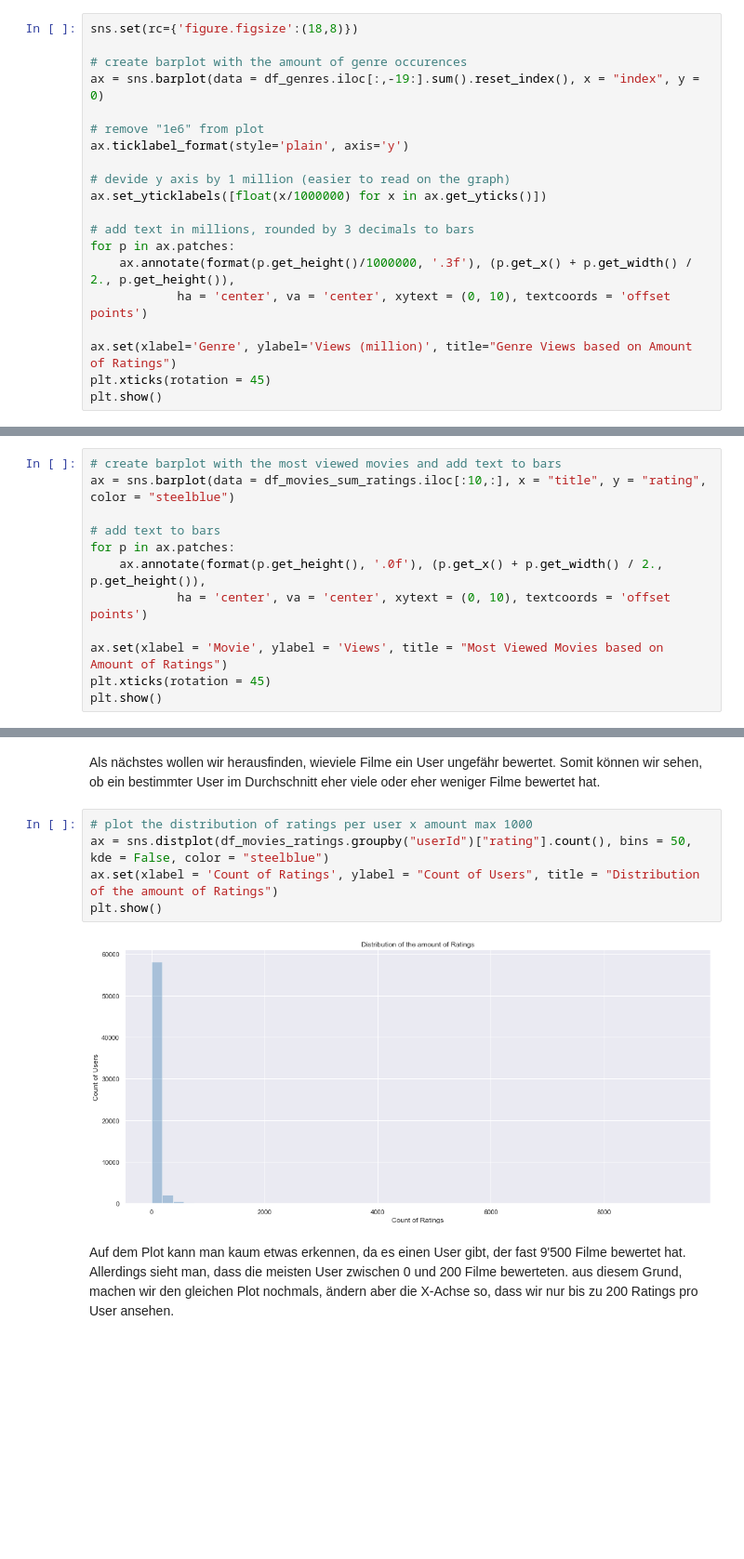
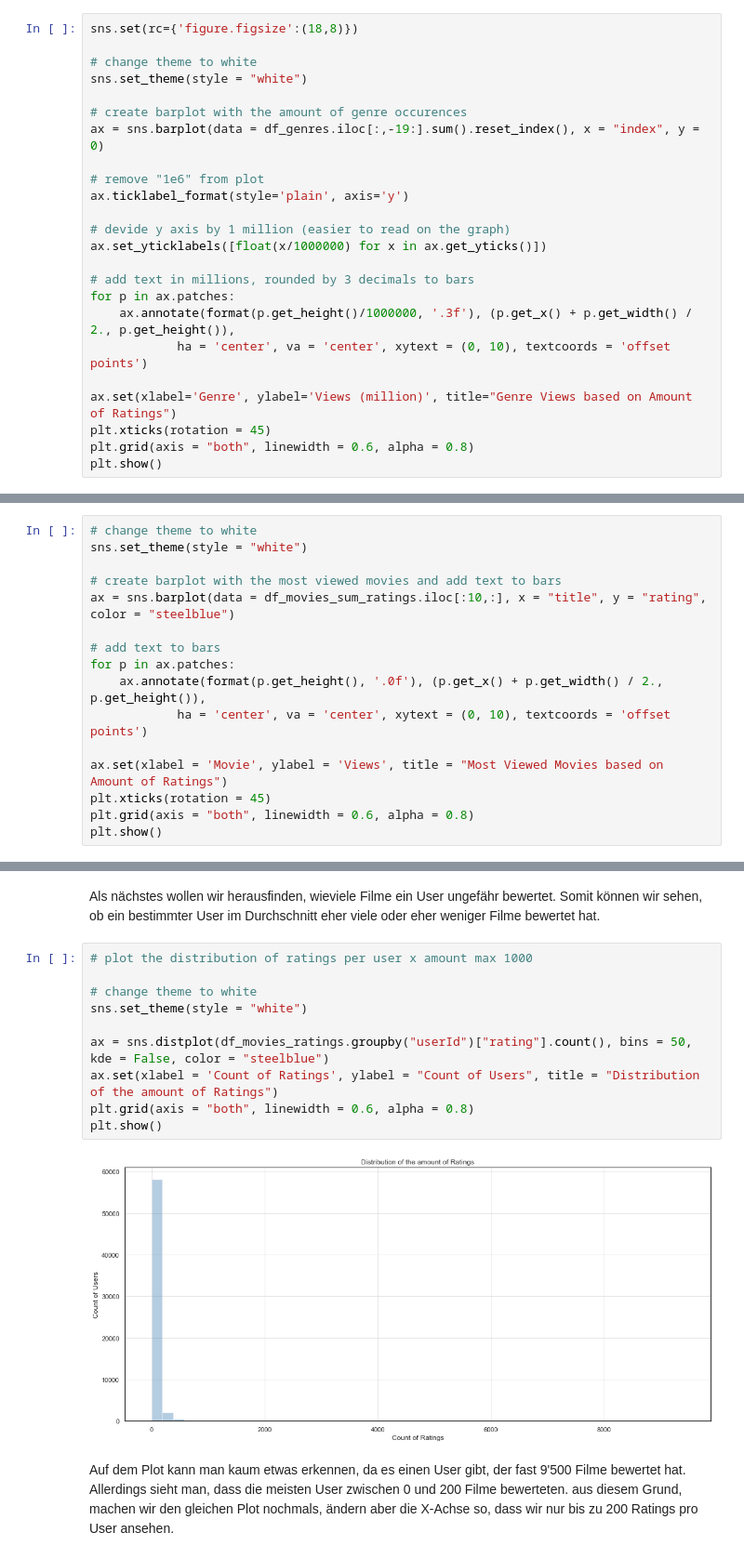
Before and after one commit to Luuzemp14/Cds1_Tinder-4-Movies, a Jupyter notebook: eda.ipynb, the cells around one changed output, grey strips where cells are left out. Shown at 93% size. Cells and saved outputs as stored; diff of their text form; blank space fills up the shorter version.

```diff
--- a/eda.ipynb
+++ b/eda.ipynb
@@ -77,6 +77,9 @@ Es gibt Filme, die mehrere Genres haben (z.B. wie oben zu sehen, "The Book of El
 Wir können nun herausfinden, welche Genre sehr oft und welche Genre nicht so oft geschaut wurden. Dazu erstellen wir ein Barplot mit den Genres gemessen an der Anzahl an Bewertungen, die sie haben.
 # %%
 sns.set(rc={'figure.figsize':(18,8)})
+
+# change theme to white
+sns.set_theme(style = "white")
 
 # create barplot with the amount of genre occurences
 ax = sns.barplot(data = df_genres.iloc[:,-19:].sum().reset_index(), x = "index", y = 0)
@@ -94,5 +97,6 @@ for p in ax.patches:
 
 ax.set(xlabel='Genre', ylabel='Views (million)', title="Genre Views based on Amount of Ratings")
 plt.xticks(rotation = 45)
+plt.grid(axis = "both", linewidth = 0.6, alpha = 0.8)
 plt.show()
 # %% [output]
@@ -105,6 +109,9 @@ Nun nimmt uns wunder, welche Filme am häufigsten bewertet wurden.
 
 Dazu erstellen wir einen Barplot anhand der Filmen und der Anzahl Ratings die sie haben.
 # %%
+# change theme to white
+sns.set_theme(style = "white")
+
 # create barplot with the most viewed movies and add text to bars
 ax = sns.barplot(data = df_movies_sum_ratings.iloc[:10,:], x = "title", y = "rating", color = "steelblue")
 
@@ -115,5 +122,6 @@ for p in ax.patches:
 
 ax.set(xlabel = 'Movie', ylabel = 'Views', title = "Most Viewed Movies based on Amount of Ratings")
 plt.xticks(rotation = 45)
+plt.grid(axis = "both", linewidth = 0.6, alpha = 0.8)
 plt.show()
 # %% [output]
@@ -126,11 +134,16 @@ Inception ist der Film, welcher mit Abstand am meisten Ratings hat. Danach folge
 Als nächstes wollen wir herausfinden, wieviele Filme ein User ungefähr bewertet. Somit können wir sehen, ob ein bestimmter User im Durchschnitt eher viele oder eher weniger Filme bewertet hat.
 # %%
 # plot the distribution of ratings per user x amount max 1000
+
+# change theme to white
+sns.set_theme(style = "white")
+
 ax = sns.distplot(df_movies_ratings.groupby("userId")["rating"].count(), bins = 50, kde = False, color = "steelblue")
 ax.set(xlabel = 'Count of Ratings', ylabel = "Count of Users", title = "Distribution of the amount of Ratings")
+plt.grid(axis = "both", linewidth = 0.6, alpha = 0.8)
 plt.show()
 # %% [output]
-[figure, old version]
+[figure, new version]
 # %% [markdown]
 Auf dem Plot kann man kaum etwas erkennen, da es einen User gibt, der fast 9'500 Filme bewertet hat. Allerdings sieht man, dass die meisten User zwischen 0 und 200 Filme bewerteten. aus diesem Grund, machen wir den gleichen Plot nochmals, ändern aber die X-Achse so, dass wir nur bis zu 200 Ratings pro User ansehen.
 # %%
```
Also changed, not shown: parts of 20 cells of this notebook.
